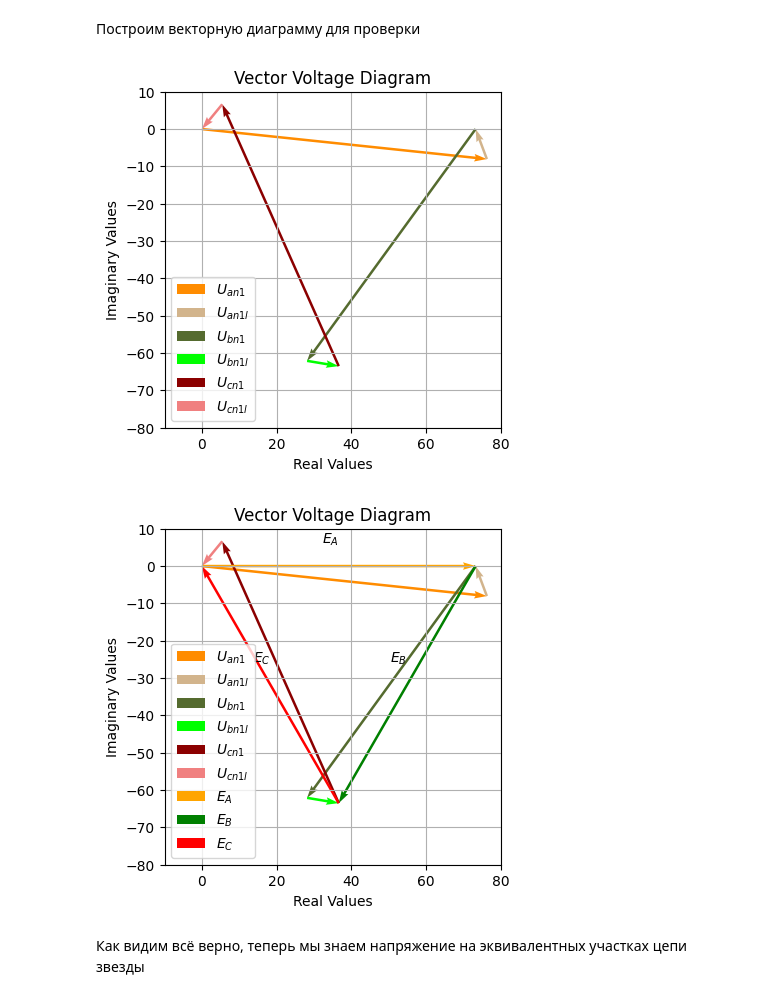
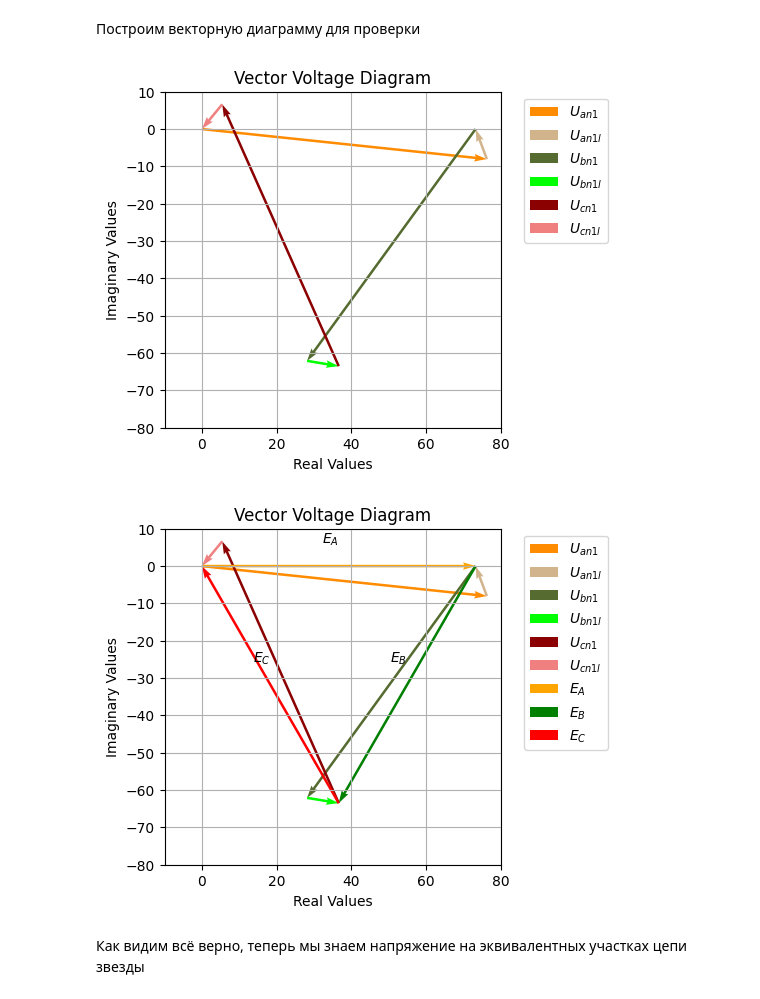
Before and after one commit to M007AX/Coursework-part-III-TBE, a Jupyter notebook: Курсовая_по_ТОЭ_3я_часть.ipynb, the cells around one changed output. Drawn from its saved outputs; the diff is of its cells as text; code cells hidden in the pictures.

```diff
--- a/Курсовая_по_ТОЭ_3я_часть.ipynb
+++ b/Курсовая_по_ТОЭ_3я_часть.ipynb
@@ -203,22 +209,24 @@ Voltages_abcnl = {
 # %%
 create_vector_diagram_no_text(Voltages_abcn)
 
 
 plt.tight_layout()
 plt.legend()
 plt.gca().set_aspect('equal', adjustable='box')
 plt.grid()
 
 plt.title("Vector Voltage Diagram")
 plt.xlabel("Real Values")
 plt.ylabel("Imaginary Values")
 
 plt.xlim(-10, 80)
 plt.ylim(-80, 10)
 
+plt.legend(bbox_to_anchor=(1.05, 1), loc='upper left')
+
 plt.subplots_adjust(left=0.15, right=0.85, top=0.85, bottom=0.15)
 # %% [output]
-[figure, old version]
+[figure, new version]
 # %%
 create_vector_diagram_no_text(Voltages_abcn)
 create_vector_diagram_text(Volatage_input)
@@ -236,9 +244,11 @@ plt.ylabel("Imaginary Values")
 plt.xlim(-10, 80)
 plt.ylim(-80, 10)
 
+plt.legend(bbox_to_anchor=(1.05, 1), loc='upper left')
+
 plt.subplots_adjust(left=0.15, right=0.85, top=0.85, bottom=0.15)
 # %% [output]
-[figure, old version]
+[figure, new version]
 # %% [markdown]
 Как видим всё верно, теперь мы знаем напряжение на эквивалентных участках цепи звезды
 # %% [markdown]
```
Also changed, not shown: parts of 23 cells of this notebook.
